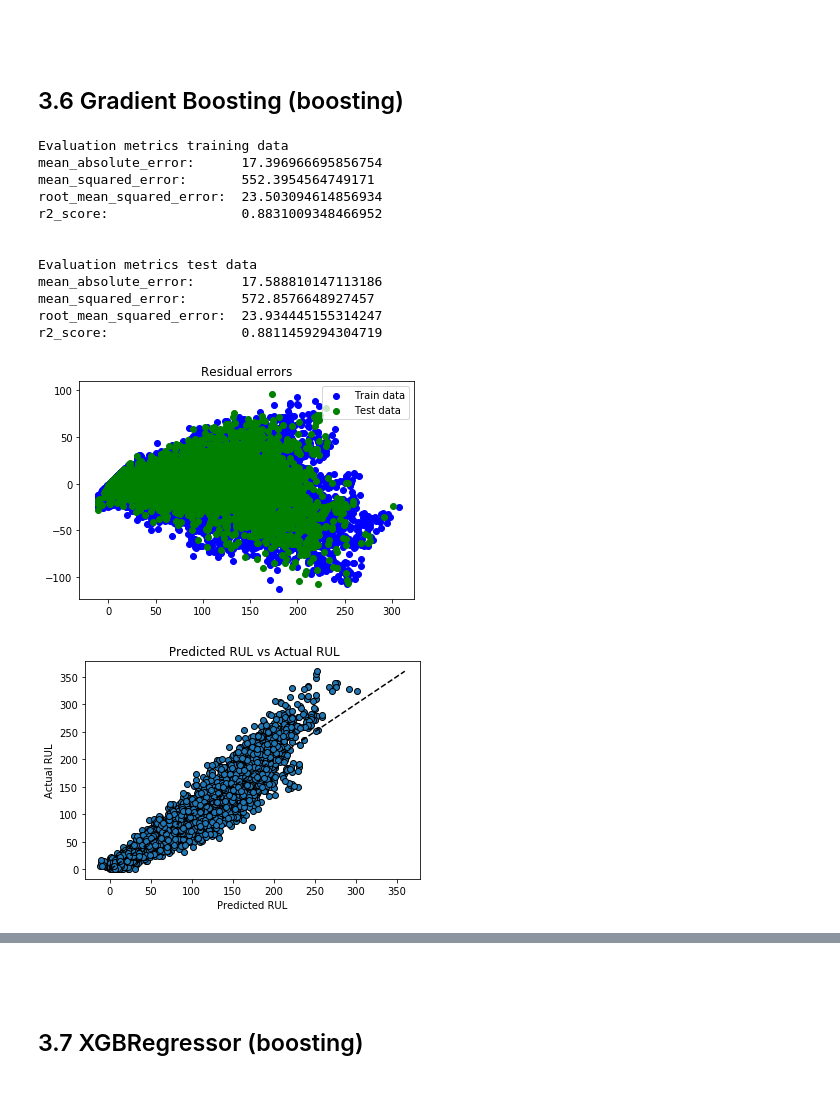
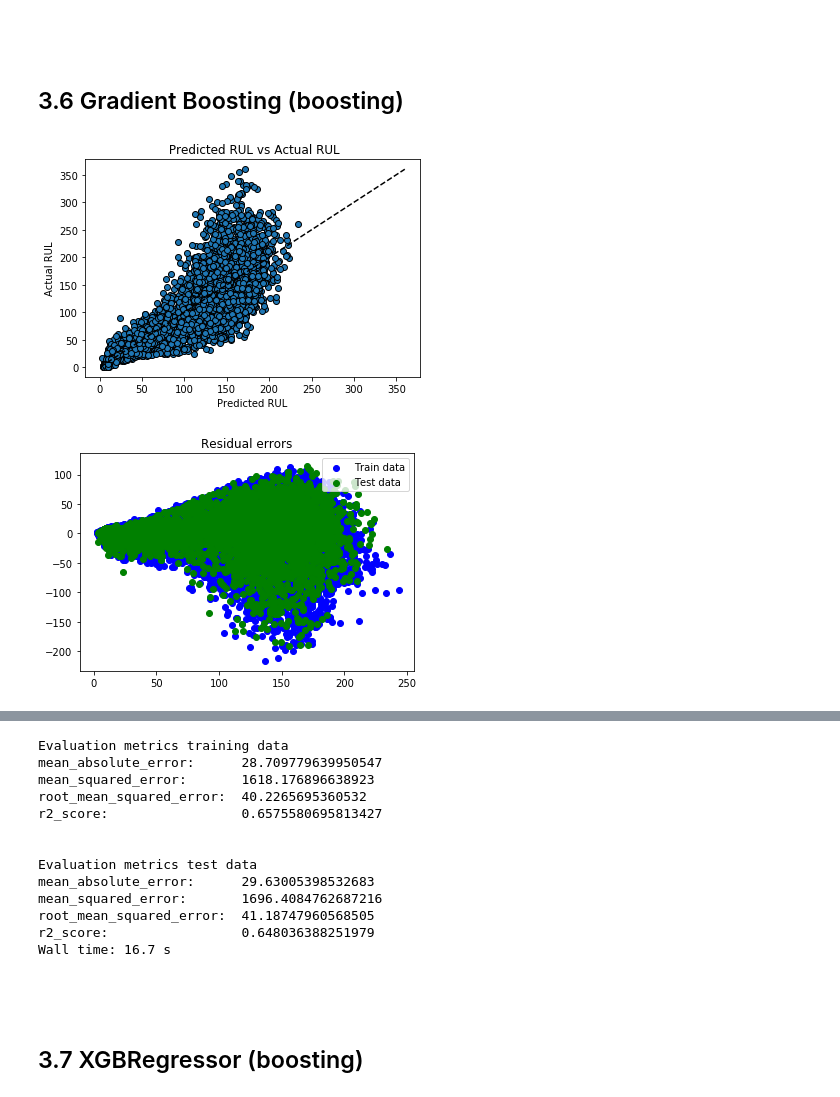
Before and after one commit to Wolfpack-Inc/ba-a3, a Jupyter notebook: notebooks/predictions.ipynb, the cells around one changed output, grey strips where cells are left out. Cells and saved outputs as stored; diff of their text form; code cells hidden in the pictures.

Commit message:
added sys path, change function names, still need to change the data leakage

```diff
--- a/notebooks/predictions.ipynb
+++ b/notebooks/predictions.ipynb
@@ -36,5 +38,5 @@ D:\Datamap Paulo\Documents\GitHub\business-analytics-3\data
 # %%
-df_training = pickle.load(open("df_training.pkl", "rb"))
-df_predict  = pickle.load(open("df_predict.pkl", "rb"))
+df_training = pd.read_pickle("../data/df_training.pkl")
+df_predict  = pd.read_pickle("../data/df_predict.pkl")
 # %% [markdown]
 <br><br>
@@ -42,18 +46,18 @@ df_predict  = pickle.load(open("df_predict.pkl", "rb"))
 # %%
-def createTrainAndTestSet(df, test_size, random_state = 1):
+def create_train_and_test_set(df, test_size, random_state = 1):
     """
     This function splits the data into a train and test set.
     """
 
-    X_train, X_test, y_train, y_test = train_test_split(df[df.columns[:-1]],
+    X_train, X_test, y_train, y_test = train_test_split(df[df.columns[2:-1]],
                                                         df[df.columns[-1:]],
                                                         test_size    = test_size,
                                                         random_state = random_state)
 
     return X_train.values, X_test.values, y_train.values.ravel(), y_test.values.ravel()
 # %%
-X_train, X_test, y_train, y_test = createTrainAndTestSet(df        = df_training,
-                                                         test_size = 0.20)
+X_train, X_test, y_train, y_test = create_train_and_test_set(df        = df_training,
+                                                             test_size = 0.20)
 
 print('{} shape: {}'.format('X_train', X_train.shape))
 print('{} shape: {}'.format('y_train', y_train.shape))
@@ -71,7 +77,7 @@ y_test shape: (4127,)
 <br><br>
 # 3. Predictors
 # %%
-def plotResidualErrors(model, X_train = X_train, X_test = X_test, y_train = y_train, y_test = y_test):
+def plot_residual_errors(model, X_train, X_test, y_train, y_test):
     """
     This function plots the residual errors.
     """
@@ -91,7 +97,7 @@ def plotResidualErrors(model, X_train = X_train, X_test = X_test, y_train = y_tr
     plt.show()
 
 
-def plotPredictedVsActual(model, X_test = X_test, y_test = y_test):
+def plot_predicted_vs_actual(model, X_test, y_test):
     """
     This function calculates the predicted vs actual rul.
     """
@@ -110,7 +116,7 @@ def plotPredictedVsActual(model, X_test = X_test, y_test = y_test):
     plt.show()
 
 
-def calculateScores(model, X_train = X_train, X_test = X_test, y_train = y_train, y_test = y_test):
+def calculate_scores(model, X_train, X_test, y_train, y_test):
     """
     This function calculates all the scores of the model. This includes:
     - MAE   = mean of the absolute value of the errors
@@ -313,26 +319,14 @@ Wall time: 2.71 s
 # %%
 %%time
 
 # Define and fit random forest object
 gradboost = GradientBoostingRegressor(random_state=0)
 gradboost.fit(X = X_train, y = y_train)
 
 # Plot results
-calculateScores(model       = gradboost)
-plotResidualErrors(model    = gradboost)
-plotPredictedVsActual(model = gradboost)
+plot_predicted_vs_actual(model = gradboost, X_test = X_test, y_test = y_test)
+plot_residual_errors(model = gradboost, X_train = X_train, X_test = X_test, y_train = y_train, y_test = y_test)
+calculate_scores(model = gradboost, X_train = X_train, X_test = X_test, y_train = y_train, y_test = y_test)
 # %% [output]
-Evaluation metrics training data
-mean_absolute_error:      17.396966695856754
-mean_squared_error:       552.3954564749171
-root_mean_squared_error:  23.503094614856934
-r2_score:                 0.8831009348466952
-
-
-Evaluation metrics test data
-mean_absolute_error:      17.588810147113186
-mean_squared_error:       572.8576648927457
-root_mean_squared_error:  23.934445155314247
-r2_score:                 0.8811459294304719
-[figure, old version]
+[figure, new version]
-[figure, old version]
+[figure, new version]
@@ -340,3 +333,16 @@ Wall time: 4.65 s
+Evaluation metrics training data
+mean_absolute_error:      28.709779639950547
+mean_squared_error:       1618.176896638923
+root_mean_squared_error:  40.2265695360532
+r2_score:                 0.6575580695813427
+
+
+Evaluation metrics test data
+mean_absolute_error:      29.63005398532683
+mean_squared_error:       1696.4084762687216
+root_mean_squared_error:  41.18747960568505
+r2_score:                 0.648036388251979
+Wall time: 16.7 s
 # %% [markdown]
 <br><br>
 
```
Also changed, not shown: parts of 21 cells of this notebook, 1 other file.
